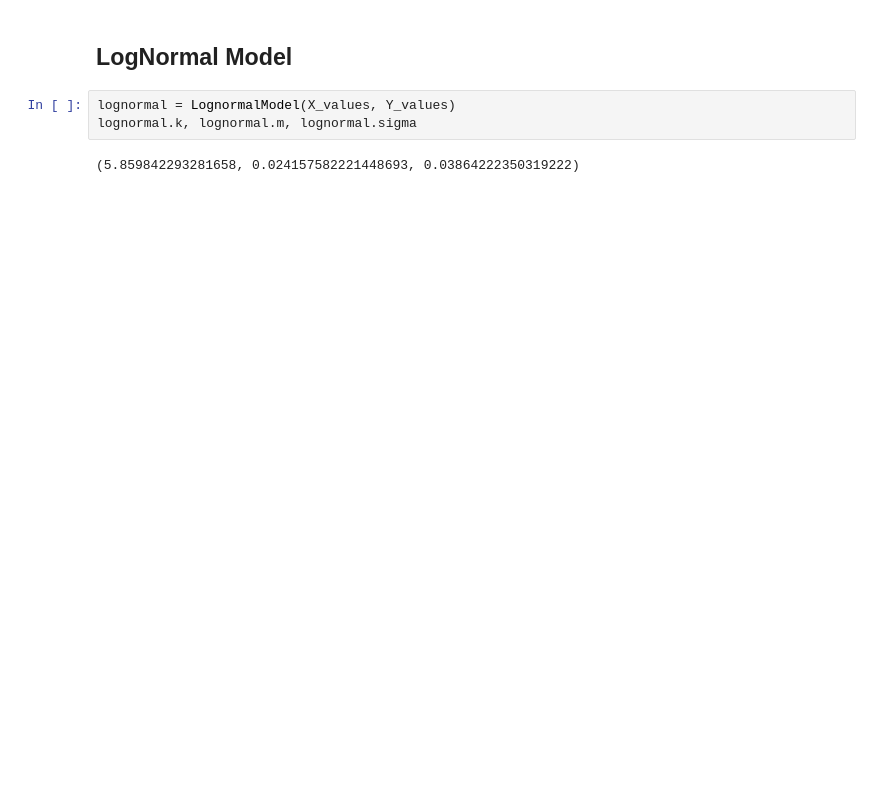
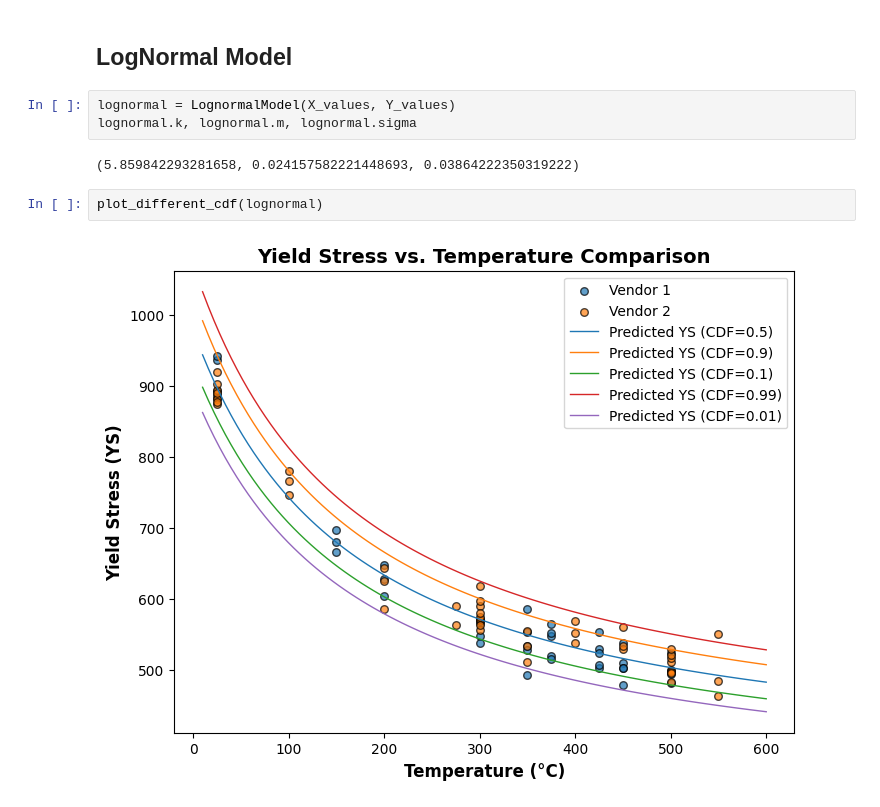
Before and after one commit to Mohit-coder-droid/Probabilistic-model, a Jupyter notebook: exp.ipynb, the cells around one changed output. Drawn from its saved outputs; the diff is of its cells as text; blank space fills up the shorter version.

```diff
--- a/exp.ipynb
+++ b/exp.ipynb
@@ -26,4 +74,8 @@ lognormal = LognormalModel(X_values, Y_values)
 lognormal.k, lognormal.m, lognormal.sigma
 # %% [output]
 (5.859842293281658, 0.024157582221448693, 0.03864222350319222)
+# %%
+plot_different_cdf(lognormal)
+# %% [output]
+[figure, added]
 # %%
```
Also changed, not shown: parts of 24 cells of this notebook, 3 other files.
